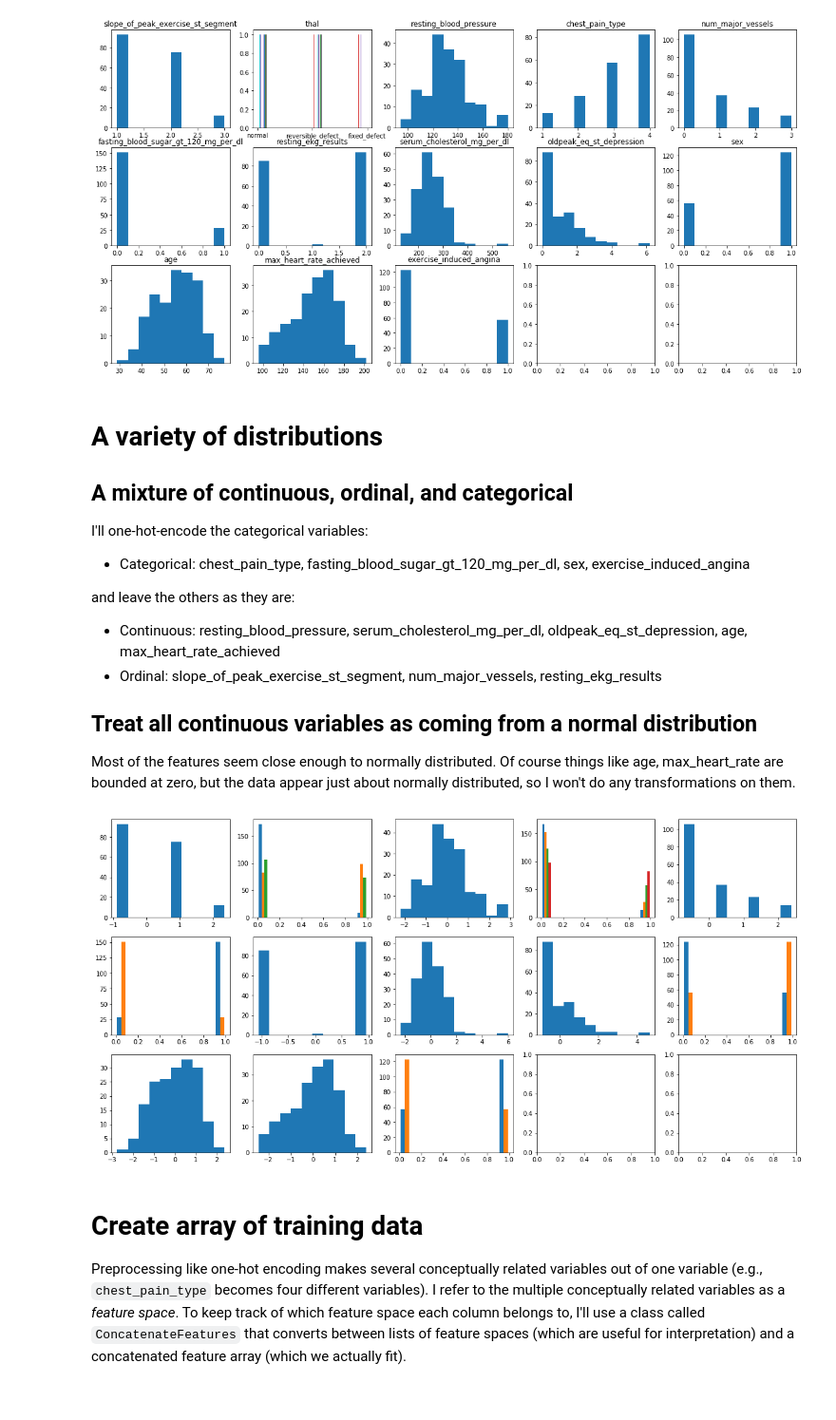
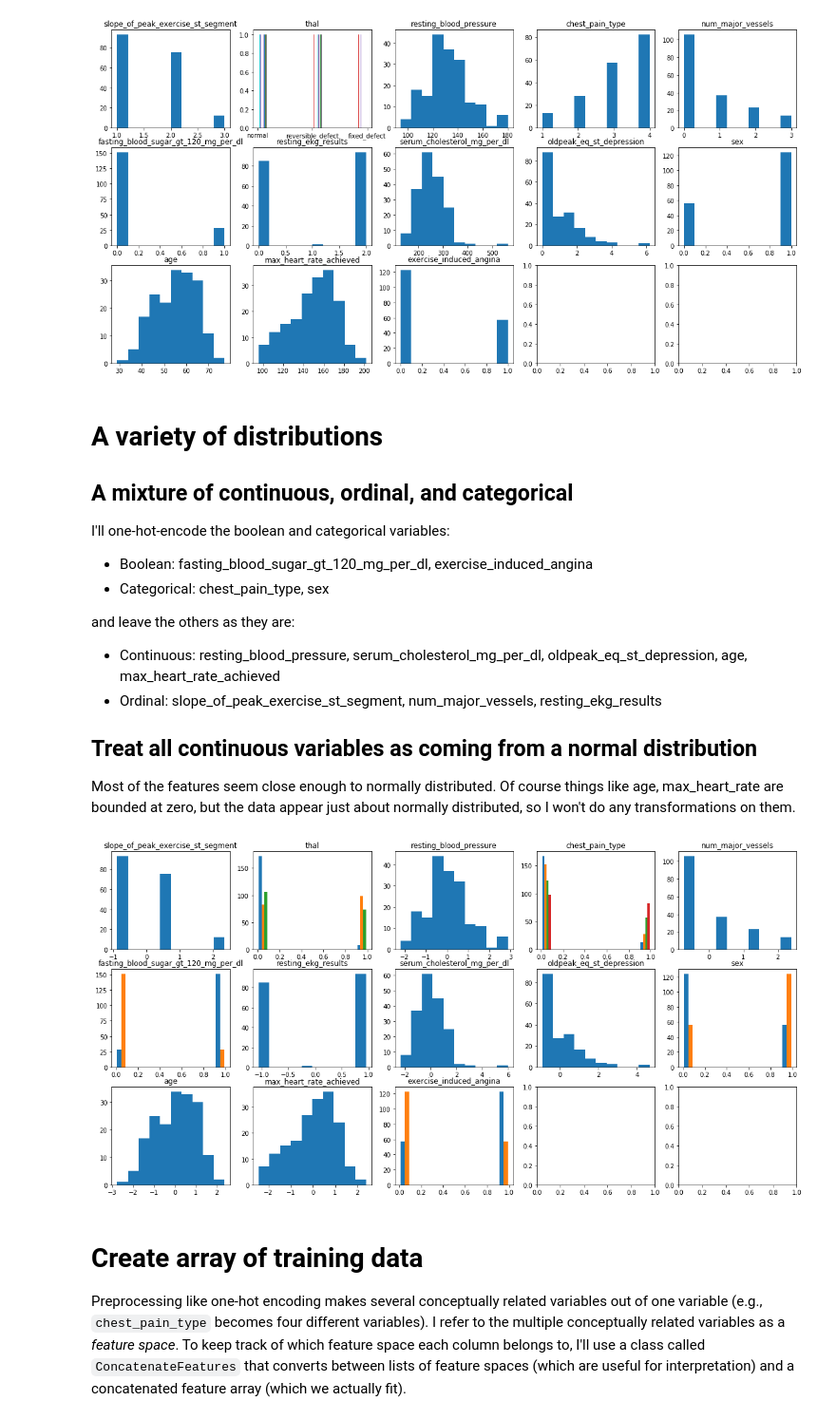
Before and after one commit to r-b-g-b/ml-with-a-heart, a Jupyter notebook: notebooks/001-data-exploration.ipynb, the cells around one changed output. Shown: that part at 95% size. Cells and saved outputs as stored; diff of their text form; code cells hidden in the pictures.

```diff
--- a/notebooks/001-data-exploration.ipynb
+++ b/notebooks/001-data-exploration.ipynb
@@ -77,8 +80,9 @@ for i, column in enumerate(train_values):
 # A variety of distributions
 ## A mixture of continuous, ordinal, and categorical
 
-I'll one-hot-encode the categorical variables:
-- Categorical: chest_pain_type, fasting_blood_sugar_gt_120_mg_per_dl, sex, exercise_induced_angina
+I'll one-hot-encode the boolean and categorical variables:
+- Boolean: fasting_blood_sugar_gt_120_mg_per_dl, exercise_induced_angina
+- Categorical: chest_pain_type, sex
 
 and leave the others as they are:
 - Continuous: resting_blood_pressure, serum_cholesterol_mg_per_dl, oldpeak_eq_st_depression, age, max_heart_rate_achieved
@@ -92,15 +96,16 @@ train_features = build_features.preprocess_data(train_values, preprocessors)
 # %%
 n_features = len(train_features)
 n_cols = 5
 n_rows = ceil(n_features / n_cols)
 
 fig, axs = plt.subplots(n_rows, n_cols, figsize=(20, 10))
 
-for i, column in enumerate(train_features):
+for i, (name, values) in enumerate(zip(train_values, train_features)):
     ax = axs[divmod(i, n_cols)]
-    _ = ax.hist(column)
+    _ = ax.hist(values)
+    _ = ax.set_title(name)
 # %% [output]
-[figure, old version]
+[figure, new version]
 # %% [markdown]
 # Create array of training data
 Preprocessing like one-hot encoding makes several conceptually related variables out of one variable (e.g., `chest_pain_type` becomes four different variables). I refer to the multiple conceptually related variables as a *feature space*. To keep track of which feature space each column belongs to, I'll use a class called ``ConcatenateFeatures`` that converts between lists of feature spaces (which are useful for interpretation) and a concatenated feature array (which we actually fit).
```
Also changed, not shown: parts of 16 cells of this notebook.
